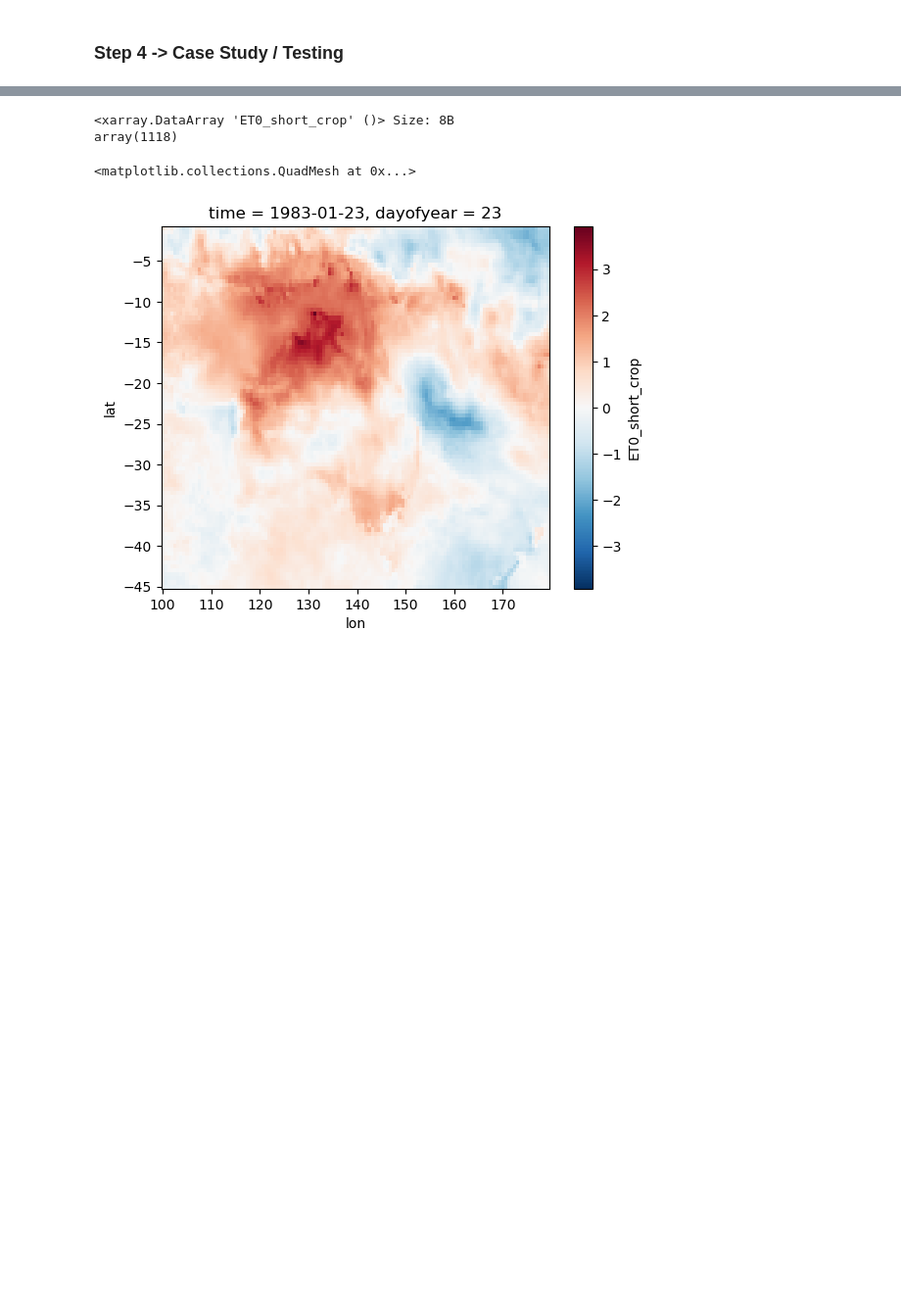
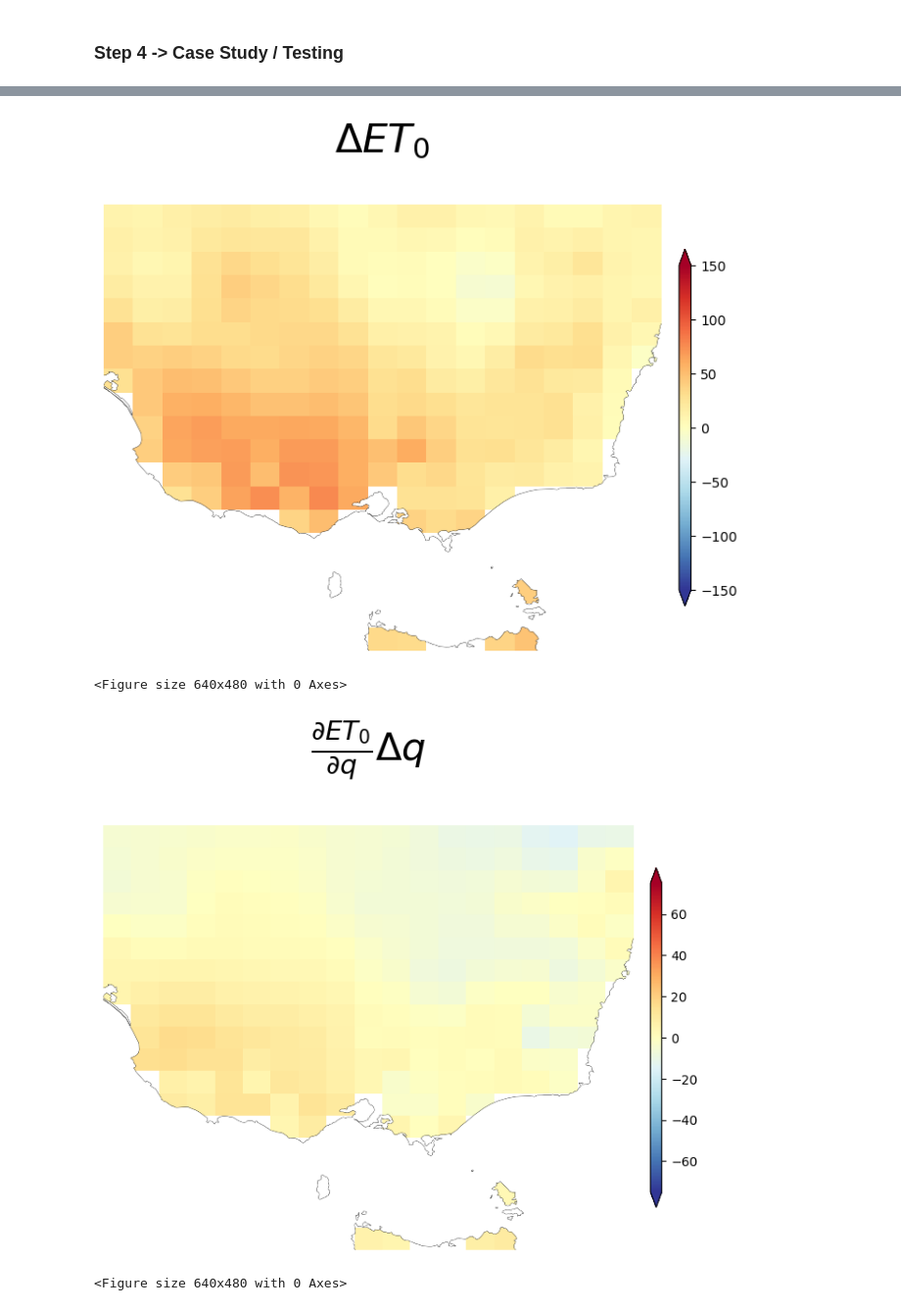
Before and after one commit to jb6465/flash-drought, a Jupyter notebook: attribution_python/zero_draft_pythonize_MERRA2.ipynb, the cells around one changed output, grey strips where cells are left out. Shown: that part at 98% size. Cells and saved outputs as stored; diff of their text form; code cells hidden in the pictures; blank space fills up the shorter version.

Commit message:
driver contributions spatial + timeseries plots

```diff
--- a/attribution_python/zero_draft_pythonize_MERRA2.ipynb
+++ b/attribution_python/zero_draft_pythonize_MERRA2.ipynb
@@ -277,10 +278,47 @@ U2M, U2M_7d_climo, U2M_7d_anom = compute7day_rolling_climo_anom(U2M)
-# %%
-ET0_7d_anom.mean(dim=('lat', 'lon')).argmax()
-# %% [output]
-<xarray.DataArray 'ET0_short_crop' ()> Size: 8B
-array(1118)
+# %%
+#set domain bounds
+latmin = -41 #-45
+latmax = -32 #-1
+lonmin = 139 #100
+lonmax = 151 #180
+# %%
+start_idx = 12965 #14183
+end_idx = 13148 #14640
 # %%
-ET0_7d_anom[1118].plot()
+import cartopy.crs as ccrs
+import cartopy.feature as cfeature
+
+et0_plot = ET0_10d_anom[start_idx:end_idx].sel(lat=slice(latmin, latmax), lon=slice(lonmin, lonmax)).sum(dim='time', skipna=False)
+
+q_plot = (Q_10d_anom[start_idx:end_idx]*sens_q[start_idx:end_idx]).sel(lat=slice(latmin, latmax), lon=slice(lonmin, lonmax)).sum(dim='time', skipna=False)
+R_plot = (Rs_10d_anom[start_idx:end_idx]*sens_R[start_idx:end_idx]).sel(lat=slice(latmin, latmax), lon=slice(lonmin, lonmax)).sum(dim='time', skipna=False)
+U_plot = (U2M_10d_anom[start_idx:end_idx]*sens_U[start_idx:end_idx]).sel(lat=slice(latmin, latmax), lon=slice(lonmin, lonmax)).sum(dim='time', skipna=False)
+T_plot = (T_10d_anom[start_idx:end_idx]*sens_T[start_idx:end_idx]).sel(lat=slice(latmin, latmax), lon=slice(lonmin, lonmax)).sum(dim='time', skipna=False)
+closure_plot = et0_plot - q_plot - R_plot - U_plot - T_plot
+
+labels = [r"$\Delta ET_0$"+"\n",\
+         r"$\frac{\partial ET_0}{\partial q} \Delta q$"+"\n",\
+         r"$\frac{\partial ET_0}{\partial R_d} \Delta R_d$"+"\n",\
+         r"$\frac{\partial ET_0}{\partial U_2} \Delta U_2$"+"\n",\
+         r"$\frac{\partial ET_0}{\partial T} \Delta T$"+"\n",\
+         r"$\epsilon$"+"\n"]
+
+for idx, input_array in enumerate([et0_plot, q_plot, R_plot, U_plot, T_plot, closure_plot]):
+    fig, ax = plt.subplots(figsize=(12, 6), subplot_kw={'projection': ccrs.PlateCarree(central_longitude=180)})
+    lon, lat = np.meshgrid(input_array['lon'], input_array['lat'])
+    mesh = ax.pcolormesh(lon, lat, input_array, transform=ccrs.PlateCarree(), vmin=-150 if idx==0 else -75, vmax=150 if idx==0 else 75, cmap='RdYlBu_r', shading='auto')
+    cbar = plt.colorbar(mesh, ax=ax, orientation='vertical', label=' ', shrink=0.8, extend='both', aspect=30, pad=0.02)
+
+    # ax.set_title(fr"{labels[idx]} $_{{\mathrm{{July\ 2015\ to\ December\ 2015}}}}$", size=30, pad=20)
+    ax.set_title(fr"{labels[idx]}", size=30)
+    ax.add_feature(cfeature.BORDERS, linewidth=0.5, edgecolor='black', zorder=10, alpha=1)
+    ax.add_feature(cfeature.LAND, linewidth=0.5, edgecolor='black', facecolor='none', zorder=10, alpha=1)
+    ax.add_feature(cfeature.OCEAN, zorder=10, facecolor='white', alpha=1)
+    ax.set_frame_on(False)
+    plt.show()
+    plt.clf()
 # %% [output]
+[figure, new version]
-<matplotlib.collections.QuadMesh at 0x...>
+<Figure size 640x480 with 0 Axes>
-[figure, old version]
+[figure, added]
+<Figure size 640x480 with 0 Axes>
```
Also changed, not shown: parts of 12 cells of this notebook.
